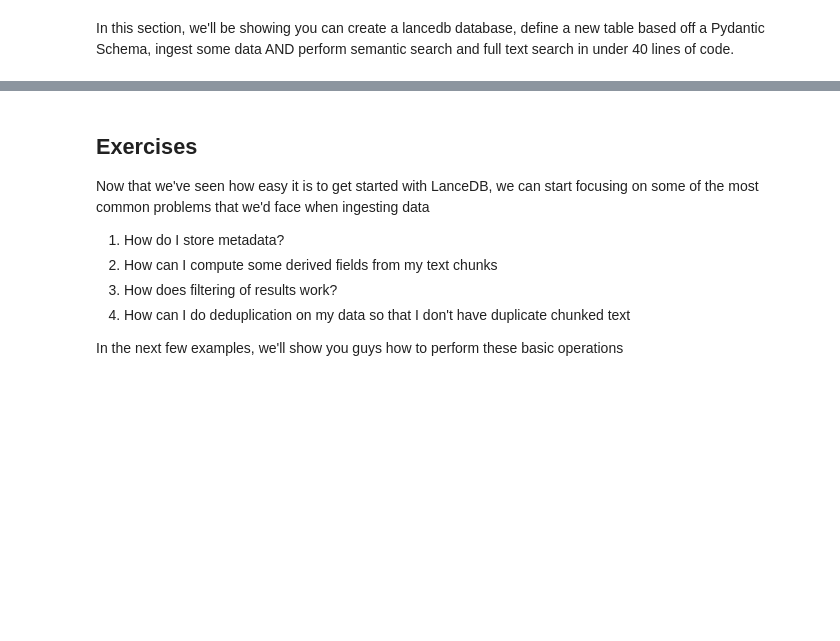
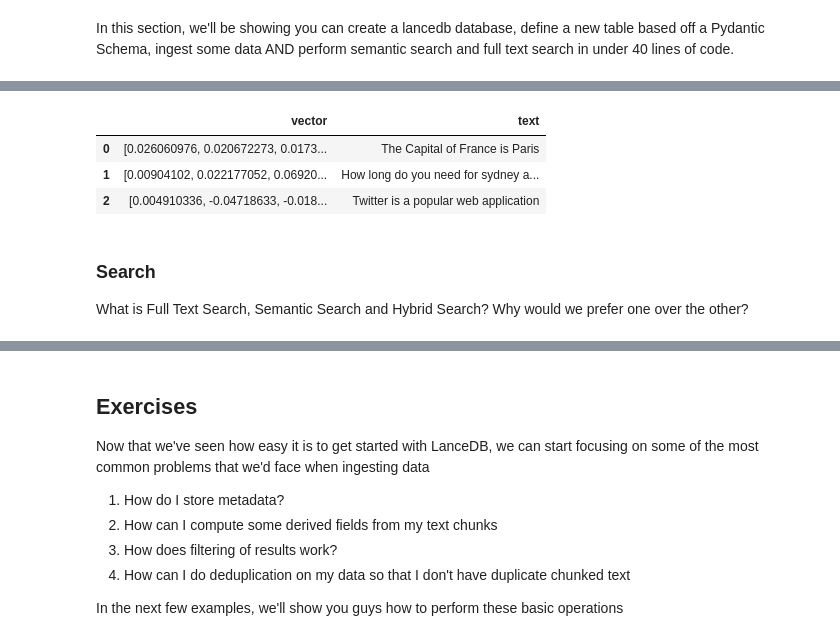
Before and after one commit to ivanleomk/rag-ws, a Jupyter notebook: notebooks/1.Introduction.ipynb, the cells around one changed output, grey strips where cells are left out. Drawn from its saved outputs; the diff is of its cells as text; code cells hidden in the pictures; blank space fills up the shorter version.

```diff
--- a/notebooks/1.Introduction.ipynb
+++ b/notebooks/1.Introduction.ipynb
@@ -52,34 +85,39 @@ db = lancedb.connect("./lance-db")
 
 # Configure our Database Schema
 func = get_registry().get("openai").create(name="text-embedding-3-small")
+
+
 class Entry(LanceModel):
-    vector: Vector(func.ndims()) = func.VectorField()
+    vector: Vector(func.ndims()) = func.VectorField(default=None)
     text: str = func.SourceField()
 
-table = db.create_table("sample_table",schema=Entry,mode="overwrite")
+
+table = db.create_table("sample_table", schema=Entry, mode="overwrite")
 
 # Ingest data into our database
 sample_data = [
     "The Capital of France is Paris",
     "How long do you need for sydney and surrounding areas",
-    "Twitter is a popular web application"
+    "Twitter is a popular web application",
 ]
-table.add([{"text":item} for item in sample_data])
-table.create_fts_index("text",replace=True)
+
+table.add([Entry(text=text) for text in sample_data])
+
+table.create_fts_index("text", replace=True)
 
 # Vector Search
-results = table.search(np.random.random((1536))) \
-    .limit(10) \
-    .to_list()
+results = table.search(np.random.random((1536))).limit(10).to_list()
 
 for result in results:
-    print(f"(Semantic) text: {result['text']}, vector: {result['vector'][:2]}, distance: {round(result['_distance'],3)}\n")
+    print(
+        f"(Semantic) text: {result['text']}, vector: {result['vector'][:2]}, distance: {round(result['_distance'],3)}\n"
+    )
 
 # Vector Search
-results = table.search("What's a good place to visit in France?") \
-    .limit(10) \
-    .to_list()
+results = table.search("What's a good place to visit in France?").limit(10).to_list()
 
 for result in results:
-    print(f"(Full Text Search) text: {result['text']}, vector: {result['vector'][:2]}, distance: {round(result['_distance'],3)}\n")
+    print(
+        f"(Full Text Search) text: {result['text']}, vector: {result['vector'][:2]}, distance: {round(result['_distance'],3)}\n"
+    )
 # %% [output]
@@ -97,0 +136,11 @@ for result in results:
+# %%
+table.to_pandas()
+# %% [output]
+|  | vector | text |
+| 0 | [0.026060976, 0.020672273, 0.0173... | The Capital of France is Paris |
+| 1 | [0.00904102, 0.022177052, 0.06920... | How long do you need for sydney a... |
+| 2 | [0.004910336, -0.04718633, -0.018... | Twitter is a popular web application |
+# %% [markdown]
+### Search
+
+What is Full Text Search, Semantic Search and Hybrid Search? Why would we prefer one over the other?
```
Also changed, not shown: parts of 82 cells of this notebook, 48 other files.
